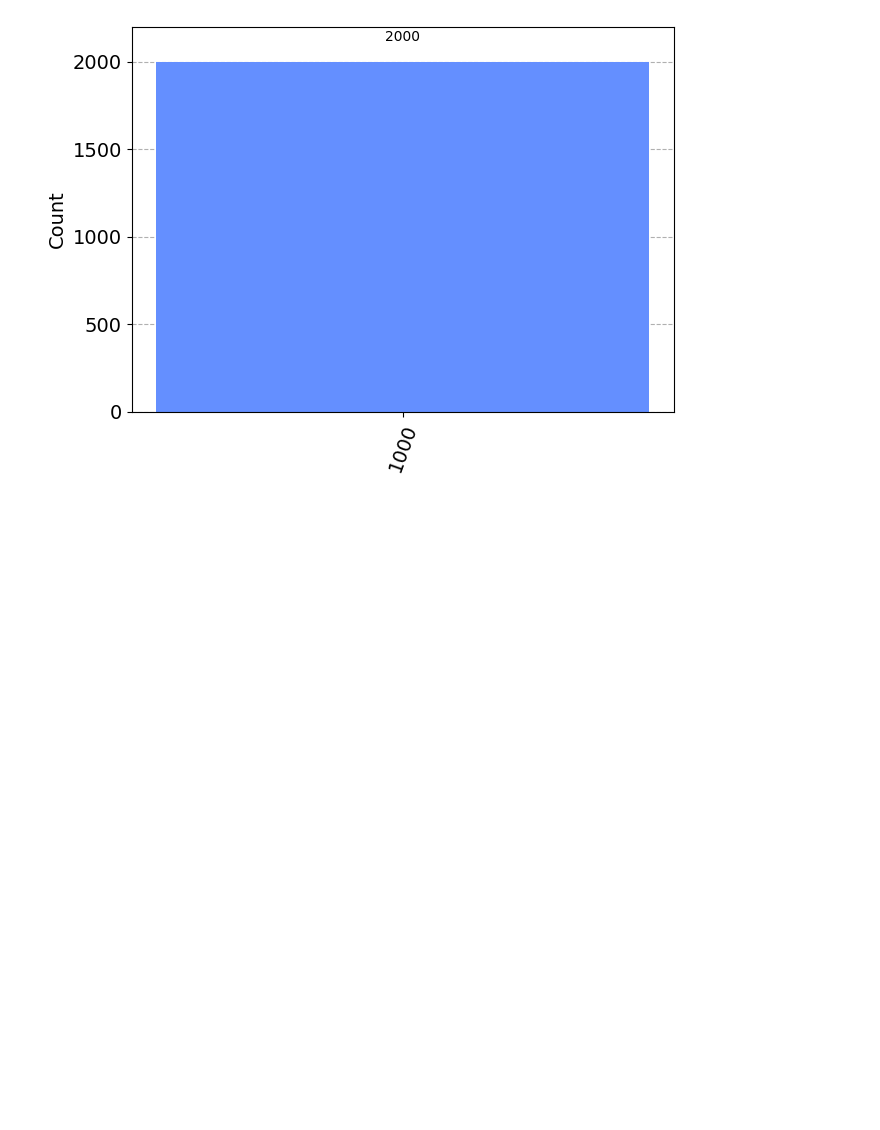
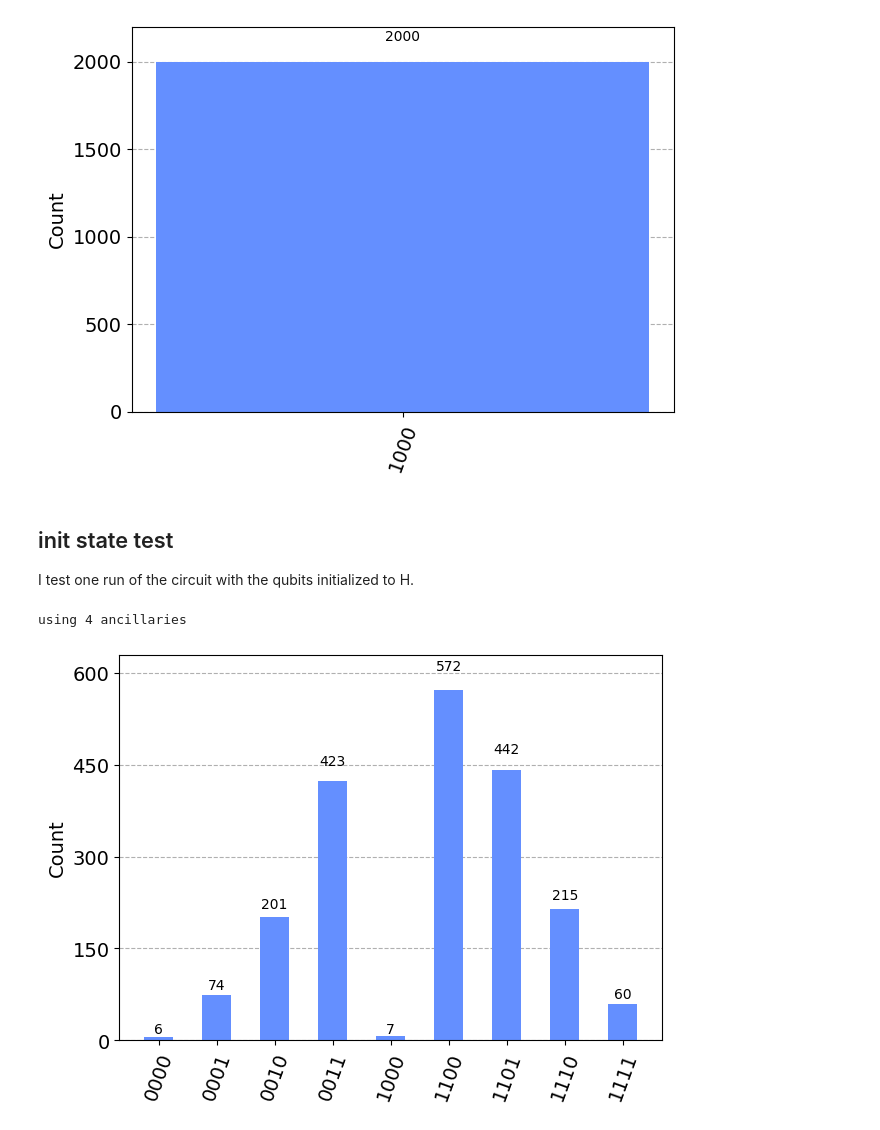
Before and after one commit to baronefr/perceptron-dqa, a Jupyter notebook: circ-dqa.ipynb, the cells around one changed output. Saved outputs shown, nothing was run; the diff lists cells and outputs as text; code cells hidden in the pictures; blank space fills up the shorter version.

Commit message:
wip circuit

```diff
--- a/circ-dqa.ipynb
+++ b/circ-dqa.ipynb
@@ -143,6 +143,7 @@ def circuit_heaviside(data_qubits : int, # how many quibits are used for data en
 
     # prepare ancillary qubits with Hadamard gate
     for ii in range(ancillary_qubits):
+        qc.initialize([1, 0], data_qubits + ii)
         qc.h(data_qubits + ii)
 
     # linking the phase shifts in Fourier basis
@@ -311,3 +312,26 @@ plot_histogram(answer)
 using 4 ancillaries
 expecting 8 wrong spins
 [figure]
+# %% [markdown]
+## init state test
+
+I test one run of the circuit with the qubits initialized to H.
+# %%
+qc = QuantumCircuit(8 + 4, 4)
+
+for ii in range(8): qc.h(ii)
+qc.barrier()
+
+qq = circuit_heaviside( data_qubits = 8,
+    data =       np.array([1,0,0,0,1,1,1,0]),
+    qc = qc
+)
+# %% [output]
+using 4 ancillaries
+# %%
+aer_sim = Aer.get_backend('aer_simulator')
+qobj = assemble(transpile(qq, aer_sim), shots=2000)
+answer = aer_sim.run(qobj).result().get_counts()
+plot_histogram(answer)
+# %% [output]
+[figure, added]
```
Also changed, not shown: parts of 1 cell of this notebook.
